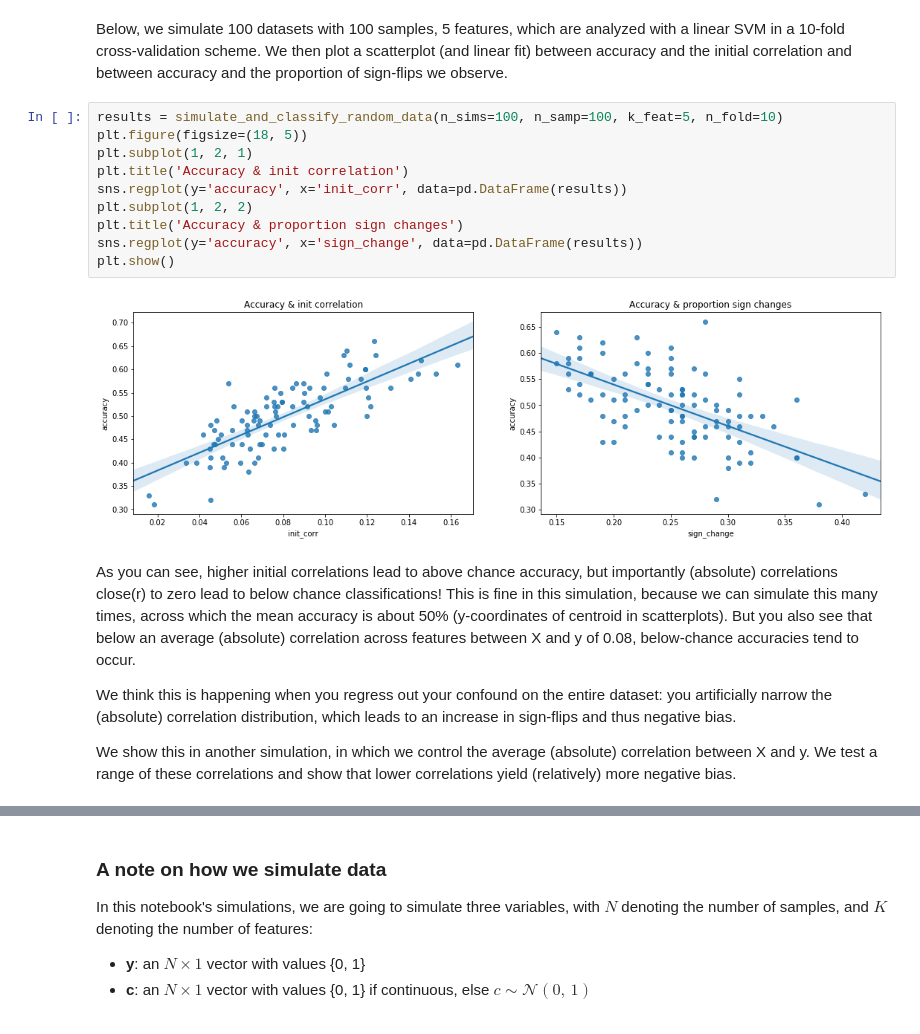
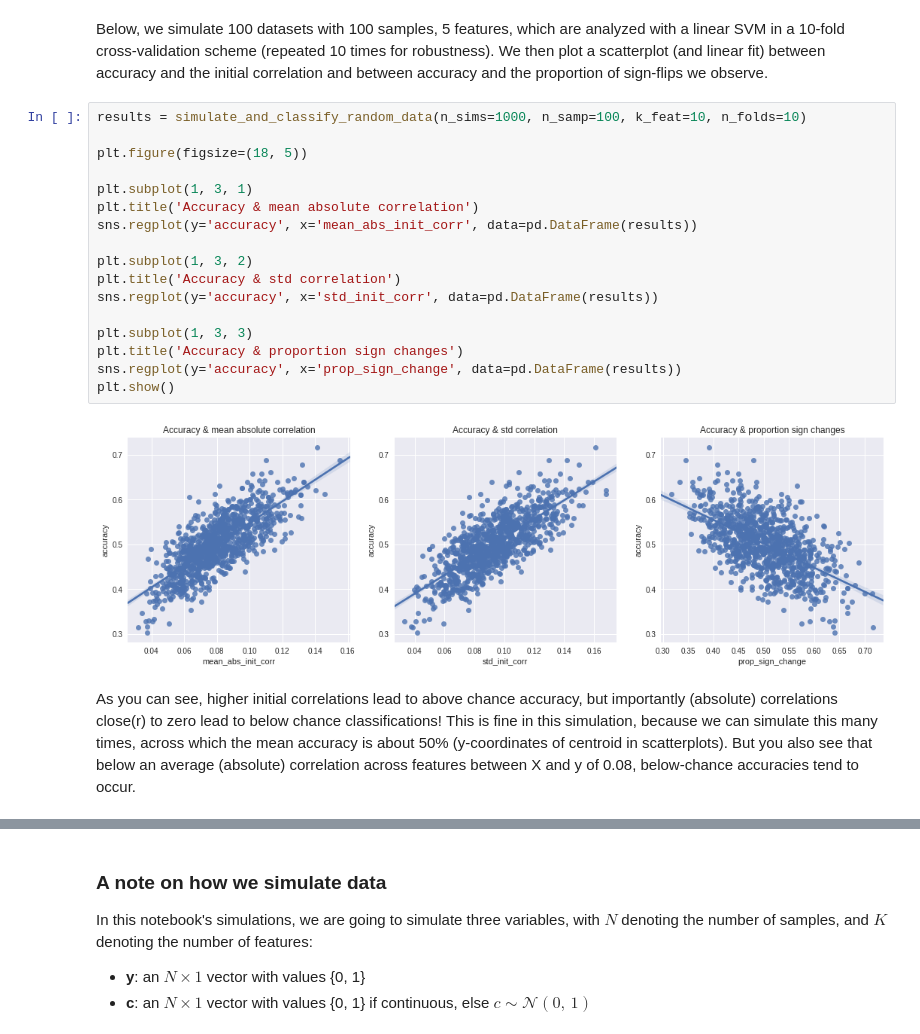
Before and after one commit to lukassnoek/MVCA, a Jupyter notebook: analyses/simulation_confound_strategies.ipynb, the cells around one changed output, grey strips where cells are left out. Cells and saved outputs as stored; diff of their text form.

Commit message:
Update main simulations notebook with explanation on below chance accuracy

```diff
--- a/analyses/simulation_confound_strategies.ipynb
+++ b/analyses/simulation_confound_strategies.ipynb
@@ -79,20 +122,23 @@ def simulate_and_classify_random_data(n_sims, n_samp, k_feat, n_fold):
 # %% [markdown]
-Below, we simulate 100 datasets with 100 samples, 5 features, which are analyzed with a linear SVM in a 10-fold cross-validation scheme. We then plot a scatterplot (and linear fit) between accuracy and the initial correlation and between accuracy and the proportion of sign-flips we observe.
+Below, we simulate 100 datasets with 100 samples, 5 features, which are analyzed with a linear SVM in a 10-fold cross-validation scheme (repeated 10 times for robustness). We then plot a scatterplot (and linear fit) between accuracy and the initial correlation and between accuracy and the proportion of sign-flips we observe.
 # %%
-results = simulate_and_classify_random_data(n_sims=100, n_samp=100, k_feat=5, n_fold=10)
+results = simulate_and_classify_random_data(n_sims=1000, n_samp=100, k_feat=10, n_folds=10)
+
 plt.figure(figsize=(18, 5))
-plt.subplot(1, 2, 1)
-plt.title('Accuracy & init correlation')
-sns.regplot(y='accuracy', x='init_corr', data=pd.DataFrame(results))
-plt.subplot(1, 2, 2)
+
+plt.subplot(1, 3, 1)
+plt.title('Accuracy & mean absolute correlation')
+sns.regplot(y='accuracy', x='mean_abs_init_corr', data=pd.DataFrame(results))
+
+plt.subplot(1, 3, 2)
+plt.title('Accuracy & std correlation')
+sns.regplot(y='accuracy', x='std_init_corr', data=pd.DataFrame(results))
+
+plt.subplot(1, 3, 3)
 plt.title('Accuracy & proportion sign changes')
-sns.regplot(y='accuracy', x='sign_change', data=pd.DataFrame(results))
+sns.regplot(y='accuracy', x='prop_sign_change', data=pd.DataFrame(results))
 plt.show()
 # %% [output]
-[figure, old version]
+[figure, new version]
 # %% [markdown]
 As you can see, higher initial correlations lead to above chance accuracy, but importantly (absolute) correlations close(r) to zero lead to below chance classifications! This is fine in this simulation, because we can simulate this many times, across which the mean accuracy is about 50% (y-coordinates of centroid in scatterplots). But you also see that below an average (absolute) correlation across features between X and y of 0.08, below-chance accuracies tend to occur.
-
-We think this is happening when you regress out your confound on the entire dataset: you artificially narrow the (absolute) correlation distribution, which leads to an increase in sign-flips and thus negative bias.
-
-We show this in another simulation, in which we control the average (absolute) correlation between X and y. We test a range of these correlations and show that lower correlations yield (relatively) more negative bias.
```
Also changed, not shown: parts of 25 cells of this notebook, 1 other file.
